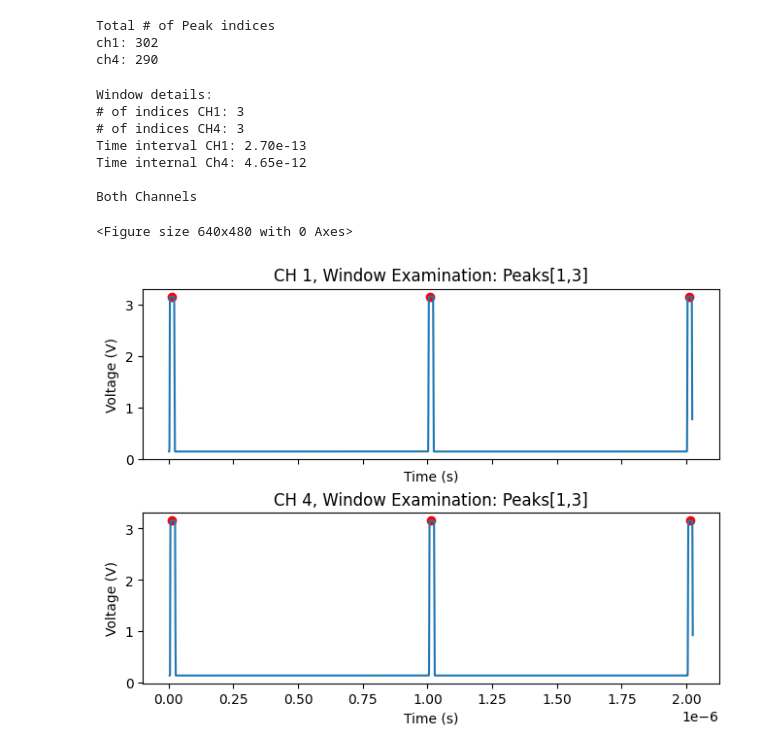
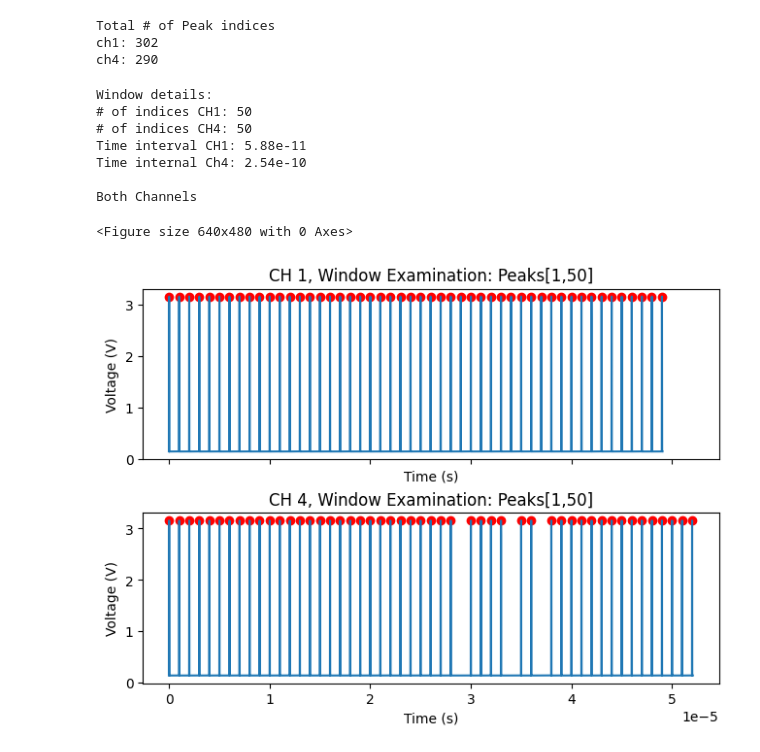
Before and after one commit to llbranch/Monte-Python, a Jupyter notebook: poetryEnv/poetryenv/development_2.ipynb, the cells around one changed output. Drawn from its saved outputs; the diff is of its cells as text; code cells hidden in the pictures.

```diff
--- a/poetryEnv/poetryenv/development_2.ipynb
+++ b/poetryEnv/poetryenv/development_2.ipynb
@@ -62,7 +50,7 @@ Find Rising edge (Full dataset): Testing block
     - Variable Threshold voltage: 1.6V
 """
 # set
-threshold = 1.6 # volts
+threshold = 1.5 # volts
 
 # use scipy
 peakindexCH1, _ = find_peaks(ch1V, height=threshold, distance =25)
@@ -85,15 +73,25 @@ Examine any Window of Data
 
 # Set window: [1st peak : 29th peak] & select window
 left_peak = 1
-right_peak = 3
+right_peak = 50
 
 # To see both set Ch_select = 0
 Ch_select = 0
 
 
 # Window
-ch1_wind = ch1.truncate(before=peakindexCH1[left_peak-1]-25 , after=peakindexCH1[right_peak-1]+20)
-ch4_wind = ch4.truncate(before=peakindexCH4[left_peak-1]-25 , after=peakindexCH4[right_peak-1]+20)
+ch1_wind = ch1.truncate(before=peakindexCH1[left_peak-1]-25 , after=peakindexCH1[right_peak-1]+50)
+ch4_wind = ch4.truncate(before=peakindexCH4[left_peak-1]-25 , after=peakindexCH4[right_peak-1]+50)
+
+# # print(f"len ch1: {len(ch1)}\nlen ch4: {len(ch4)}")
+# if len(ch1_wind) < len(ch4_wind):
+#     ch1_wind = ch1_wind.truncate(after=len(ch1_wind)-1) # smallest less 1 bc `after` adds a value
+#     ch4_wind = ch4_wind.truncate(after=len(ch1_wind)-1)
+# else:
+#     ch1_wind = ch1_wind.truncate(after=len(ch4_wind)-1)
+#     ch4_wind = ch4_wind.truncate(after=len(ch4_wind)-1)
+# # print(f"\nTruncation:\nlen ch1: {len(ch1)}\nlen ch4: {len(ch4)}")
+
 
 # Extract arrays
 ch1t_wind = ch1_wind["Time"].to_numpy()
@@ -139,7 +137,7 @@ elif Ch_select == 4:
                 color='red',
                 label="Peak")
 
-    plt.title(f"CH {Ch_select}, Window Examination: Peaks[{left_peak},{right_peak}]")
+    plt.title(f"CH {Ch_select}, Window Examination: Peaks[{left_peak},{right_peak}] ")
     plt.xlabel("Time")
     plt.ylabel("Voltage (V)")
     # plt.axvline(x = 6e-9, color = 'b', label = 'axvline - full height')
@@ -149,36 +147,35 @@ elif Ch_select == 4:
 elif Ch_select == 0:
     print('\nBoth Channels')
     plt.figure(3)
     fig, ax = plt.subplots(2,1, sharex=True, constrained_layout=True)
 
     ax[0].plot(ch1t_wind,ch1V_wind, label="CH1-Data")
     ax[0].scatter(ch1t[peakindexCH1[left_peak-1:right_peak]],
                 ch1V[peakindexCH1[left_peak-1:right_peak]],
                 marker='o',
                 color='red',
                 label="Peak")
 
     ax[0].set_title(f"CH 1, Window Examination: Peaks[{left_peak},{right_peak}]")
     ax[0].set_ylabel('Voltage (V)')
     ax[0].set_xlabel('Time (s)')
 
     ax[1].plot(ch4t_wind,ch4V_wind, label="CH4-Data")
     ax[1].scatter(ch4t[peakindexCH4[left_peak-1:right_peak]],
                 ch4V[peakindexCH4[left_peak-1:right_peak]],
                 marker='o',
                 color='red',
                 label="Peak")
     ax[1].set_title(f"CH 4, Window Examination: Peaks[{left_peak},{right_peak}]")
     ax[1].set_ylabel('Voltage (V)')
     ax[1].set_xlabel('Time (s)')
-plt.show()
 # %% [output]
 Window details:
-# of indices CH1: 3
-# of indices CH4: 3
-Time interval CH1: 2.70e-13
-Time internal Ch4: 4.65e-12
+# of indices CH1: 50
+# of indices CH4: 50
+Time interval CH1: 5.88e-11
+Time internal Ch4: 2.54e-10
 
 Both Channels
 <Figure size 640x480 with 0 Axes>
-[figure, old version]
+[figure, new version]
```
Also changed, not shown: parts of 8 cells of this notebook.
